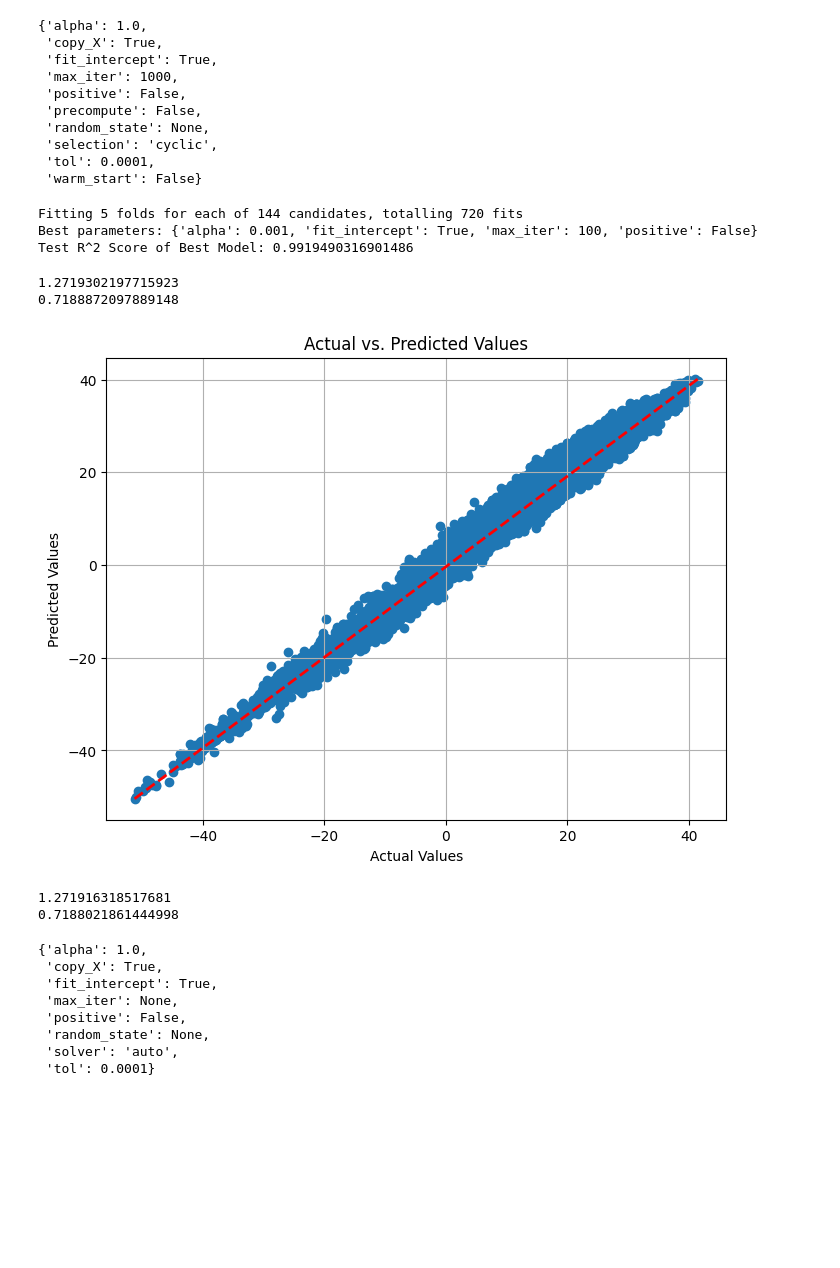
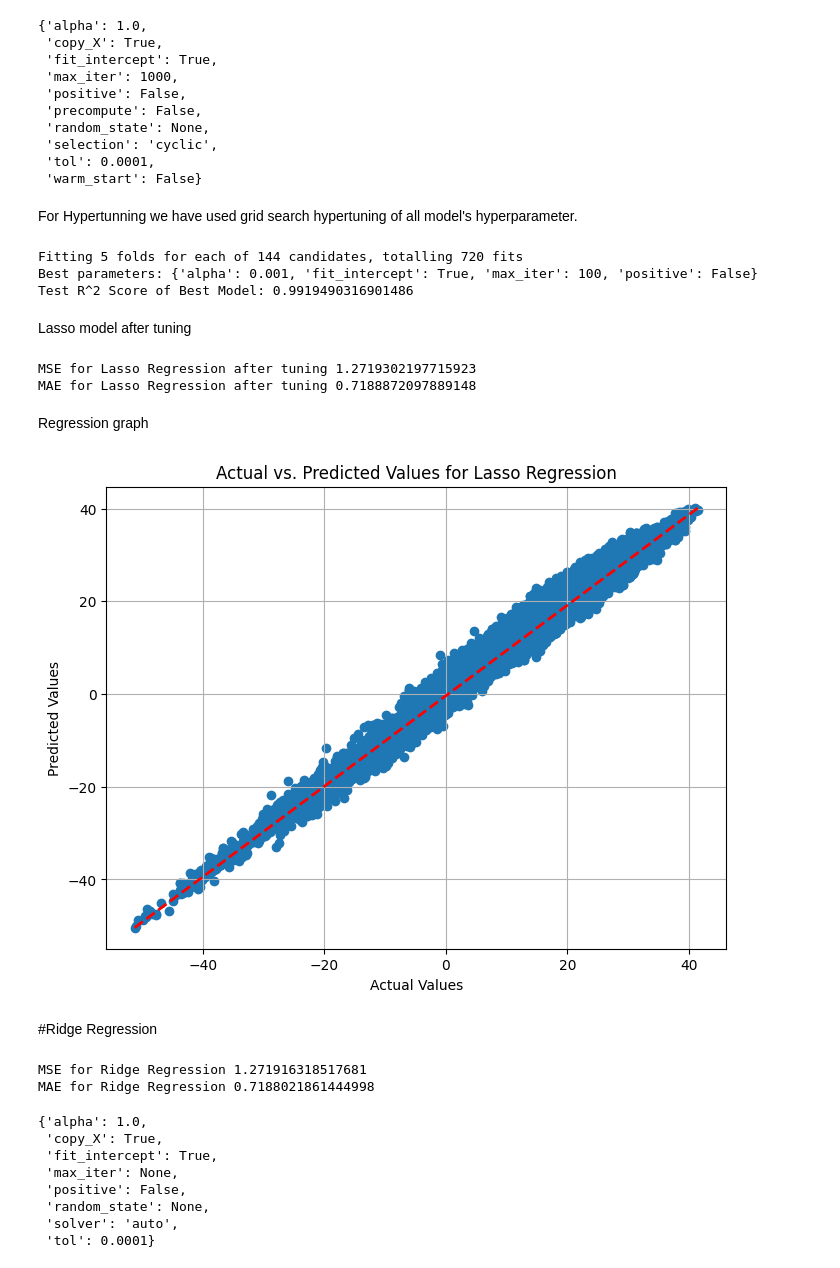
Before and after one commit to 202311003/idm_assignment_1, a Jupyter notebook: DM_project.ipynb, the cells around one changed output. Saved outputs shown, nothing was run; the diff lists cells and outputs as text; code cells hidden in the pictures; blank space fills up the shorter version.

```diff
--- a/DM_project.ipynb
+++ b/DM_project.ipynb
@@ -377,6 +438,8 @@ model2.get_params()
  'selection': 'cyclic',
  'tol': 0.0001,
  'warm_start': False}
+# %% [markdown]
+For Hypertunning we have used grid search hypertuning of all model's hyperparameter.
 # %%
 from sklearn.model_selection import GridSearchCV
 
@@ -401,45 +463,51 @@ print(f"Test R^2 Score of Best Model: {test_score}")
 Fitting 5 folds for each of 144 candidates, totalling 720 fits
 Best parameters: {'alpha': 0.001, 'fit_intercept': True, 'max_iter': 100, 'positive': False}
 Test R^2 Score of Best Model: 0.9919490316901486
+# %% [markdown]
+Lasso model after tuning
 # %%
-##Lasso tunning
+
 model2t=Lasso(alpha= 0.001, fit_intercept= True, max_iter= 100, positive= False)
 model2t.fit(X_train_scaled,y_train)
 y_predt2=model2t.predict(X_test_scaled)
 mse2t = mean_squared_error(y_test, y_predt2)
-print(mse2t)
+print('MSE for Lasso Regression after tuning',mse2t)
 mae2t = mean_absolute_error(y_test, y_predt2)
-print(mae2t)
+print('MAE for Lasso Regression after tuning',mae2t)
 # %% [output]
-1.2719302197715923
-0.7188872097889148
+MSE for Lasso Regression after tuning 1.2719302197715923
+MAE for Lasso Regression after tuning 0.7188872097889148
+# %% [markdown]
+Regression graph
 # %%
 plt.figure(figsize=(8, 6))
 plt.scatter(y_test, y_predt2)
 plt.xlabel("Actual Values")
 plt.ylabel("Predicted Values")
-plt.title("Actual vs. Predicted Values")
+plt.title("Actual vs. Predicted Values for Lasso Regression")
 plt.grid(True)
 
 # Add a diagonal line for reference (perfect predictions)
 plt.plot([min(y_test), max(y_test)], [min(y_predt2), max(y_predt2)], linestyle='--', color='red', linewidth=2)
 
 # Show the plot
 plt.show()
 # %% [output]
-[figure, old version]
+[figure, new version]
+# %% [markdown]
+#Ridge Regression
 # %%
 #Ridge Regression
 model3 = Ridge()
 model3.fit(X_train_scaled, y_train)
 y_pred3 = model3.predict(X_test_scaled)
 mse3 = mean_squared_error(y_test, y_pred3)
-print(mse3)
+print('MSE for Ridge Regression',mse3)
 mae3 = mean_absolute_error(y_test, y_pred3)
-print(mae3)
+print('MAE for Ridge Regression',mae3)
 # %% [output]
-1.271916318517681
-0.7188021861444998
+MSE for Ridge Regression 1.271916318517681
+MAE for Ridge Regression 0.7188021861444998
 # %%
 model3.get_params()
 # %% [output]
```
Also changed, not shown: parts of 41 cells of this notebook.
